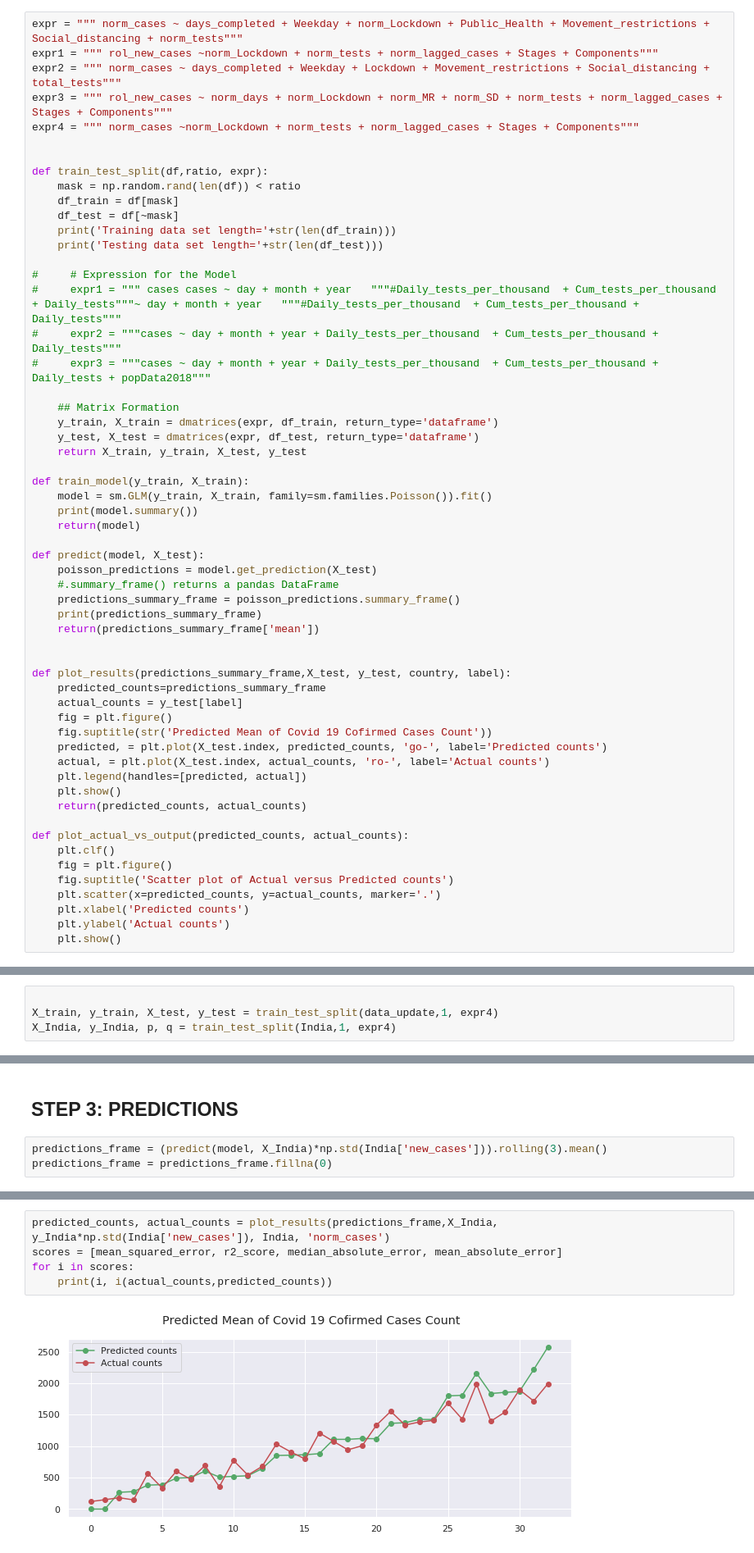
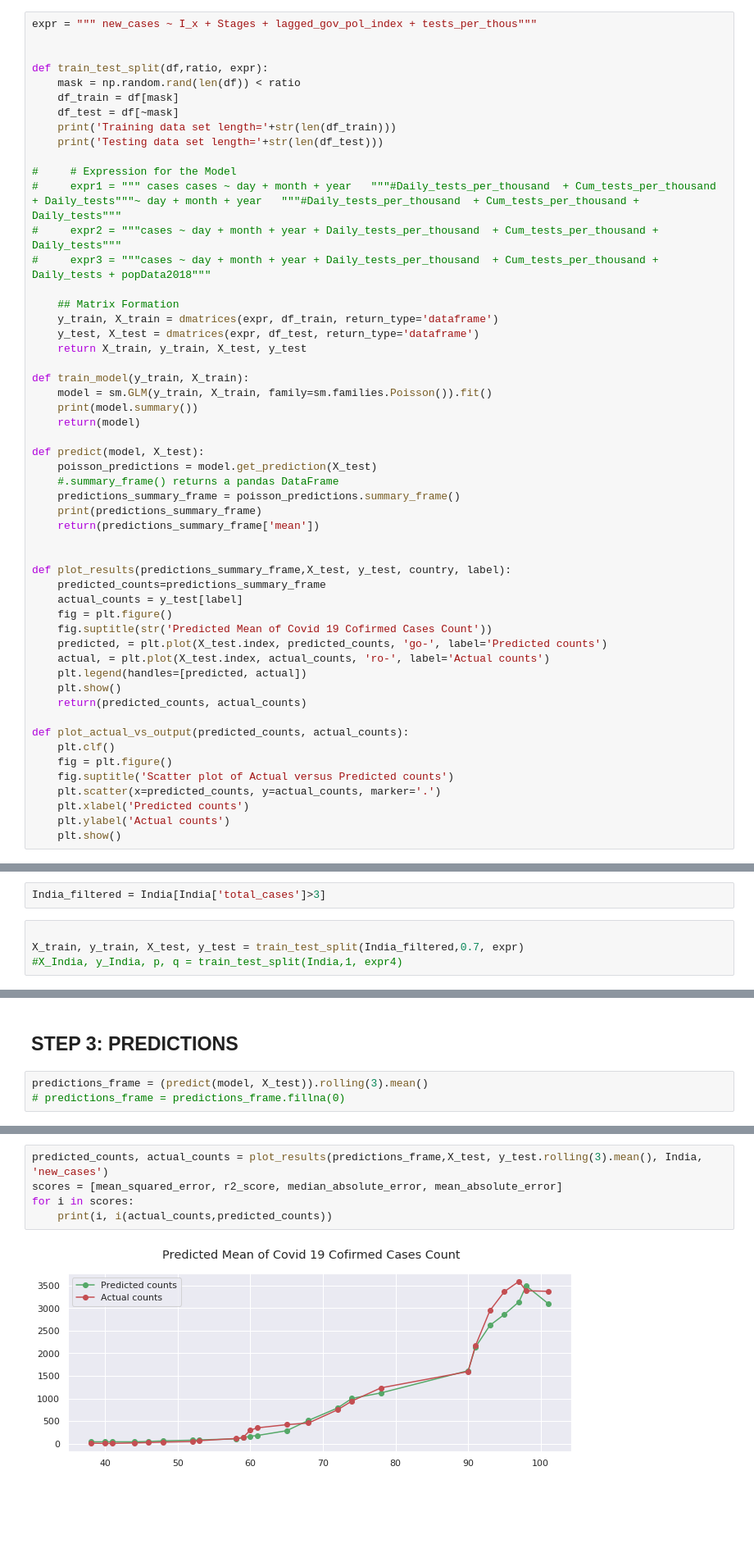
Before and after one commit to prerit1998jain/Pandemic-Forecasting-using-Time-dependent-SIRD-and-Poisson-Regression, a Jupyter notebook: Module_3_Team_Zauberers.ipynb, the cells around one changed output, grey strips where cells are left out. Shown at 82% size. Drawn from its saved outputs; the diff is of its cells as text; blank space fills up the shorter version.

```diff
--- a/Module_3_Team_Zauberers.ipynb
+++ b/Module_3_Team_Zauberers.ipynb
@@ -254,11 +137,7 @@ sns.heatmap(corr, mask=mask, annot = True, cmap=cmap, vmax=.3, center=0,
 # %% [markdown]
 ## 5. DEFINITION OF UTILITY FUNCTIONS FOR MODELLING DATA
 # %%
-expr = """ norm_cases ~ days_completed + Weekday + norm_Lockdown + Public_Health + Movement_restrictions + Social_distancing + norm_tests"""
-expr1 = """ rol_new_cases ~norm_Lockdown + norm_tests + norm_lagged_cases + Stages + Components"""
-expr2 = """ norm_cases ~ days_completed + Weekday + Lockdown + Movement_restrictions + Social_distancing + total_tests"""
-expr3 = """ rol_new_cases ~ norm_days + norm_Lockdown + norm_MR + norm_SD + norm_tests + norm_lagged_cases + Stages + Components"""
-expr4 = """ norm_cases ~norm_Lockdown + norm_tests + norm_lagged_cases + Stages + Components"""
+expr = """ new_cases ~ I_x + Stages + lagged_gov_pol_index + tests_per_thous"""
 
 
 def train_test_split(df,ratio, expr):
@@ -317,7 +194,9 @@ data_update = data[data['days_completed'] < 30]
 # %% [markdown]
 ## STEP 1: TEST-TRAIN SPLIT
+# %%
+India_filtered = India[India['total_cases']>3]
 # %%
 
-X_train, y_train, X_test, y_test = train_test_split(data_update,1, expr4)
-X_India, y_India, p, q = train_test_split(India,1, expr4)
+X_train, y_train, X_test, y_test = train_test_split(India_filtered,0.7, expr)
+#X_India, y_India, p, q = train_test_split(India,1, expr4)
 # %% [output]
@@ -350,6 +234,6 @@ Components            0.0453      0.062      0.735      0.462      -0.075
 # %% [markdown]
 ## STEP 3: PREDICTIONS
 # %%
-predictions_frame = (predict(model, X_India)*np.std(India['new_cases'])).rolling(3).mean()
-predictions_frame = predictions_frame.fillna(0)
+predictions_frame = (predict(model, X_test)).rolling(3).mean()
+# predictions_frame = predictions_frame.fillna(0)
 # %% [output]
@@ -373,7 +257,7 @@ predictions_frame = predictions_frame.fillna(0)
 # %%
-predicted_counts, actual_counts = plot_results(predictions_frame,X_India, y_India*np.std(India['new_cases']), India, 'norm_cases')
+predicted_counts, actual_counts = plot_results(predictions_frame,X_test, y_test.rolling(3).mean(), India, 'new_cases')
 scores = [mean_squared_error, r2_score, median_absolute_error, mean_absolute_error]
 for i in scores:
     print(i, i(actual_counts,predicted_counts))
 # %% [output]
-[figure, old version]
+[figure, new version]
```
Also changed, not shown: parts of 51 cells of this notebook, 14 other files.
